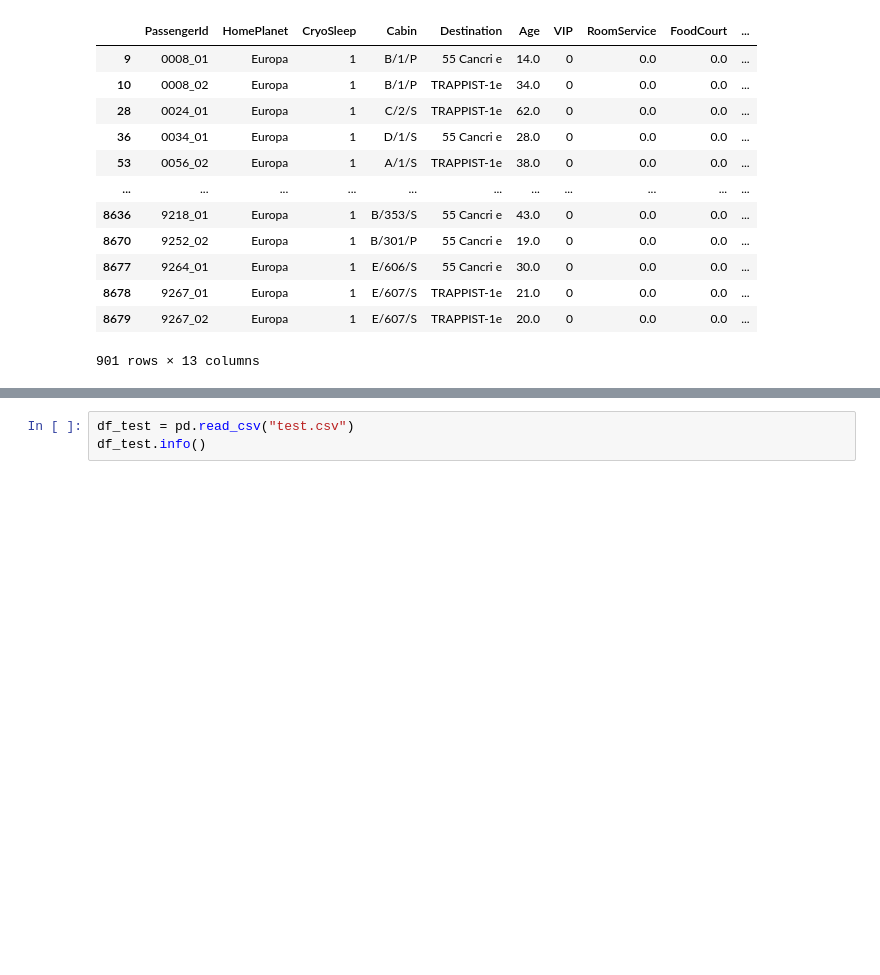
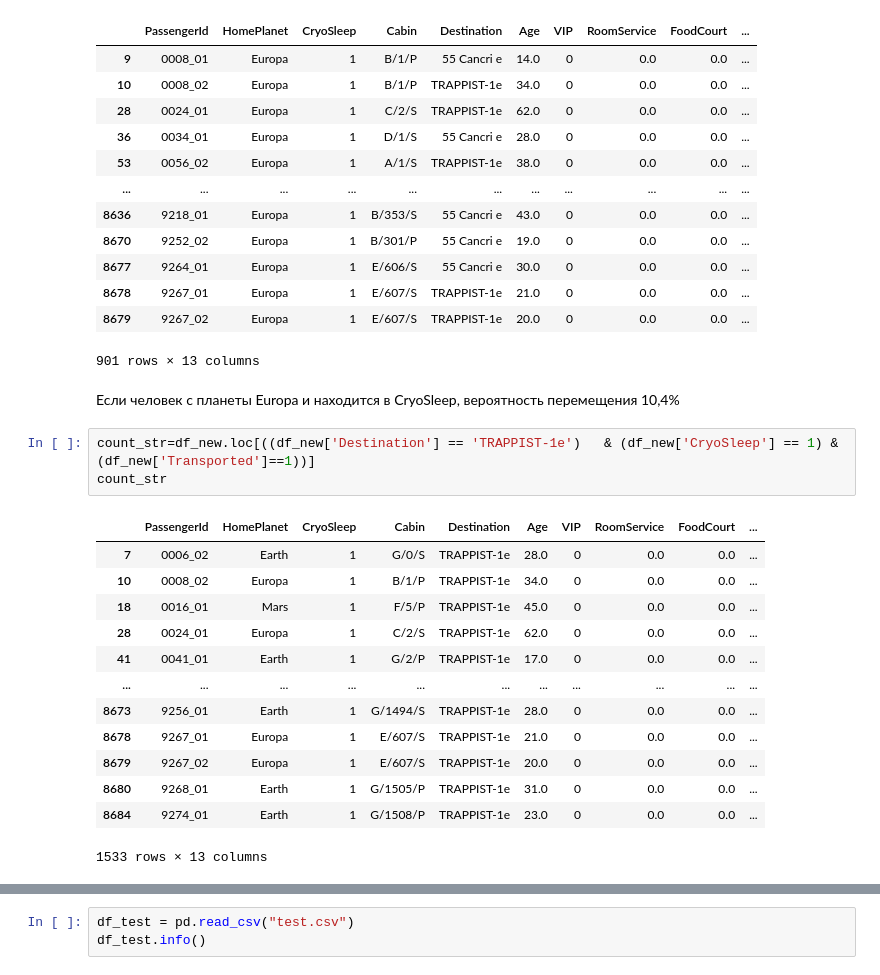
Before and after one commit to PigalAnastasiya/DScourse_Pigal, a Jupyter notebook: homework22_05/spaceship_titanic.ipynb, the cells around one changed output, grey strips where cells are left out. Drawn from its saved outputs; the diff is of its cells as text; blank space fills up the shorter version.

```diff
--- a/homework22_05/spaceship_titanic.ipynb
+++ b/homework22_05/spaceship_titanic.ipynb
@@ -510,3 +536,22 @@ count_str
 | 8678 | 9267_01 | Europa | 1 | E/607/S | TRAPPIST-1e | 21.0 | 0 | 0.0 | 0.0 | ... |
 | 8679 | 9267_02 | Europa | 1 | E/607/S | TRAPPIST-1e | 20.0 | 0 | 0.0 | 0.0 | ... |
 901 rows × 13 columns
+# %% [markdown]
+Если человек с планеты Europa и находится в CryoSleep, вероятность перемещения 10,4%
+# %%
+count_str=df_new.loc[((df_new['Destination'] == 'TRAPPIST-1e')   & (df_new['CryoSleep'] == 1) & (df_new['Transported']==1))]
+count_str
+# %% [output]
+|  | PassengerId | HomePlanet | CryoSleep | Cabin | Destination | Age | VIP | RoomService | FoodCourt | ... |
+| 7 | 0006_02 | Earth | 1 | G/0/S | TRAPPIST-1e | 28.0 | 0 | 0.0 | 0.0 | ... |
+| 10 | 0008_02 | Europa | 1 | B/1/P | TRAPPIST-1e | 34.0 | 0 | 0.0 | 0.0 | ... |
+| 18 | 0016_01 | Mars | 1 | F/5/P | TRAPPIST-1e | 45.0 | 0 | 0.0 | 0.0 | ... |
+| 28 | 0024_01 | Europa | 1 | C/2/S | TRAPPIST-1e | 62.0 | 0 | 0.0 | 0.0 | ... |
+| 41 | 0041_01 | Earth | 1 | G/2/P | TRAPPIST-1e | 17.0 | 0 | 0.0 | 0.0 | ... |
+| ... | ... | ... | ... | ... | ... | ... | ... | ... | ... | ... |
+| 8673 | 9256_01 | Earth | 1 | G/1494/S | TRAPPIST-1e | 28.0 | 0 | 0.0 | 0.0 | ... |
+| 8678 | 9267_01 | Europa | 1 | E/607/S | TRAPPIST-1e | 21.0 | 0 | 0.0 | 0.0 | ... |
+| 8679 | 9267_02 | Europa | 1 | E/607/S | TRAPPIST-1e | 20.0 | 0 | 0.0 | 0.0 | ... |
+| 8680 | 9268_01 | Earth | 1 | G/1505/P | TRAPPIST-1e | 31.0 | 0 | 0.0 | 0.0 | ... |
+| 8684 | 9274_01 | Earth | 1 | G/1508/P | TRAPPIST-1e | 23.0 | 0 | 0.0 | 0.0 | ... |
+1533 rows × 13 columns
```
Also changed, not shown: parts of 30 cells of this notebook, 1 other file.
